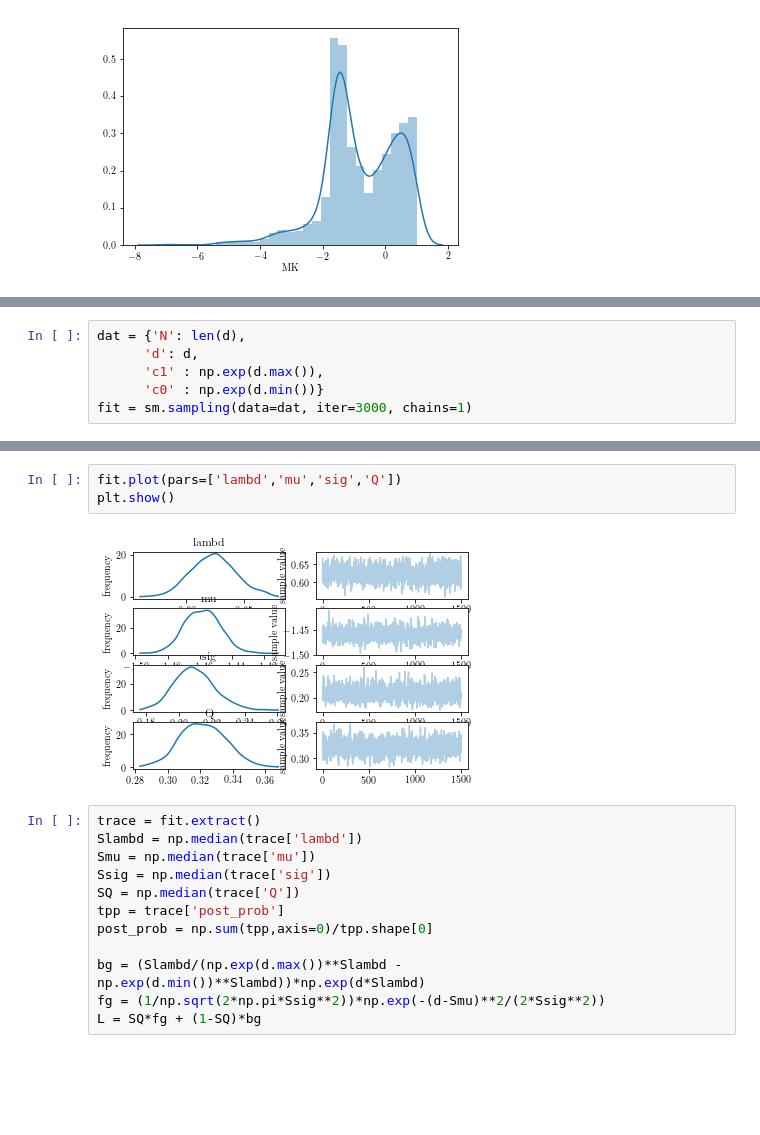
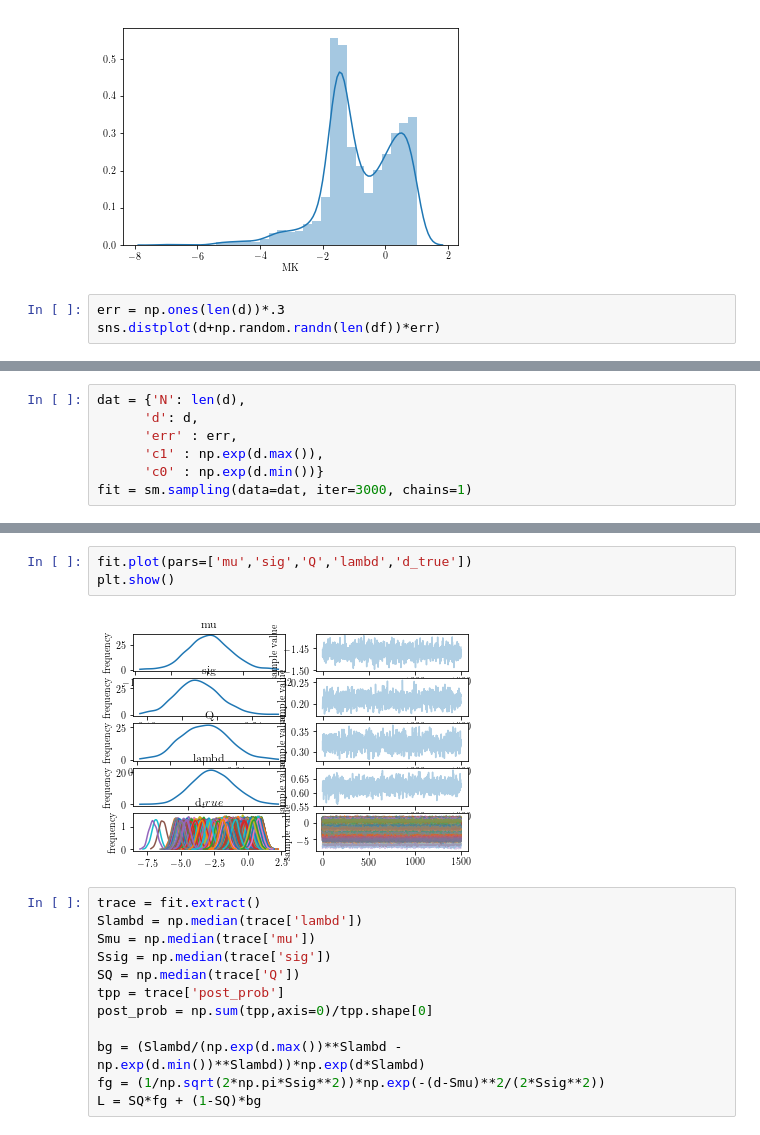
Before and after one commit to grd349/PyStanExamples, a Jupyter notebook: Oli/stantests.ipynb, the cells around one changed output, grey strips where cells are left out. Saved outputs shown, nothing was run; the diff lists cells and outputs as text; blank space fills up the shorter version.

```diff
--- a/Oli/stantests.ipynb
+++ b/Oli/stantests.ipynb
@@ -43,3 +43,6 @@ sns.distplot(df.MK)
 # %% [output]
 <matplotlib.axes._subplots.AxesSubplot at 0x...>
 [figure]
+# %%
+err = np.ones(len(d))*.3
+sns.distplot(d+np.random.randn(len(df))*err)
@@ -98,6 +108,7 @@ INFO:pystan:COMPILING THE C++ CODE FOR MODEL exp_cc0c9cb4ff5689439e9ce11cc8e9961
 # %%
 dat = {'N': len(d),
       'd': d,
+      'err' : err,
       'c1' : np.exp(d.max()),
       'c0' : np.exp(d.min())}
 fit = sm.sampling(data=dat, iter=3000, chains=1)
@@ -116,9 +127,9 @@ print(mu)
 8.0
 # %%
-fit.plot(pars=['lambd','mu','sig','Q'])
+fit.plot(pars=['mu','sig','Q','lambd','d_true'])
 plt.show()
 # %% [output]
-[figure, old version]
+[figure, new version]
 # %%
 trace = fit.extract()
 Slambd = np.median(trace['lambd'])
```
Also changed, not shown: parts of 21 cells of this notebook, 1 other file.
